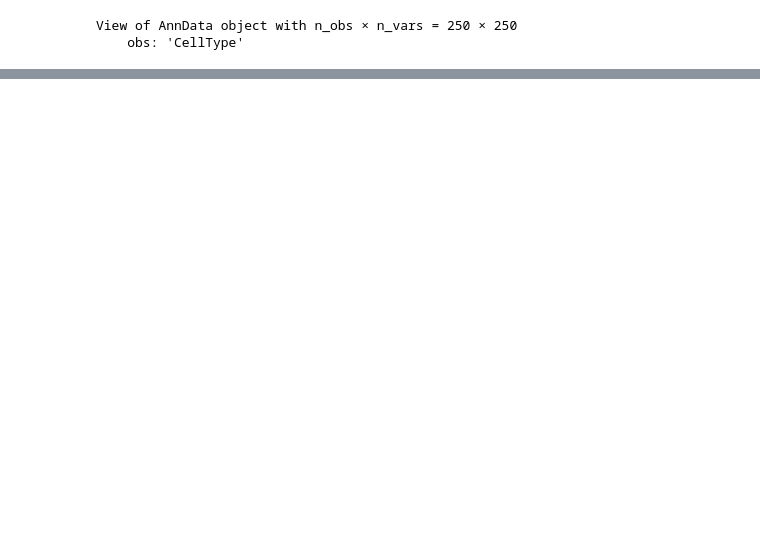
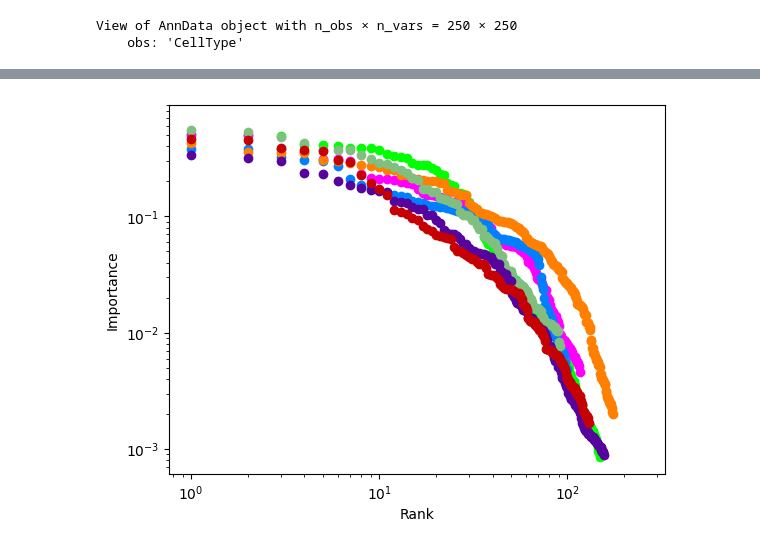
Before and after one commit to gmalagol10/seagall, a Jupyter notebook: Example/TestSeagall.ipynb, the cells around one changed output, grey strips where cells are left out. Drawn from its saved outputs; the diff is of its cells as text; code cells hidden in the pictures; blank space fills up the shorter version.

```diff
--- a/Example/TestSeagall.ipynb
+++ b/Example/TestSeagall.ipynb
@@ -80,13 +88,15 @@ AnnData object with n_obs × n_vars = 100 × 100
     obsp: 'GRAE_graph'
 # %%
 colors = distinctipy.get_colors(len(set(adata.obs.CellType)))
-gts = {gt : color for gt, ct in zip(sorted(list(set(adata.obs.CellType))), colors)}
-for key, value in gts:
-    plt.scatter(x=range(0, len(adata.var)), y=sorted(adata.var[f"SEAGALL_Importance_for_{ct}"])[::-1], c=colors[i])
-plt.xscale("Rank")
-plt.yscale("Importance")
+gts = {gt : c for gt, c in zip(sorted(list(set(adata.obs.CellType))), colors)}
+for it in gts.items():
+    plt.scatter(x=range(0, len(adata.var)), y=sorted(adata.var[f"SEAGALL_Importance_for_{it[0]}"])[::-1], c=it[1])
+plt.xlabel("Rank")
+plt.ylabel("Importance")
 plt.xscale("log")
 plt.yscale("log")
+# %% [output]
+[figure, added]
 # %%
 adata=sc.read_h5ad("Test_Def.h5ad")
 label="CellType"
```
Also changed, not shown: parts of 5 cells of this notebook, 2 other files.
